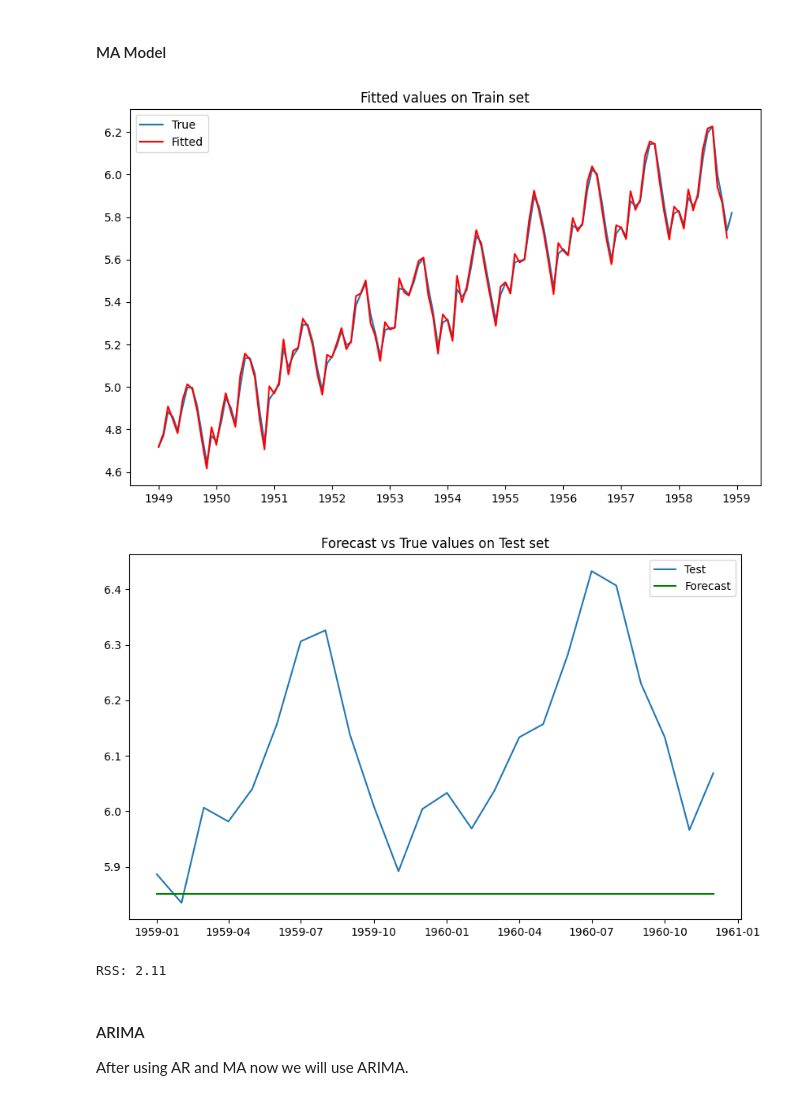
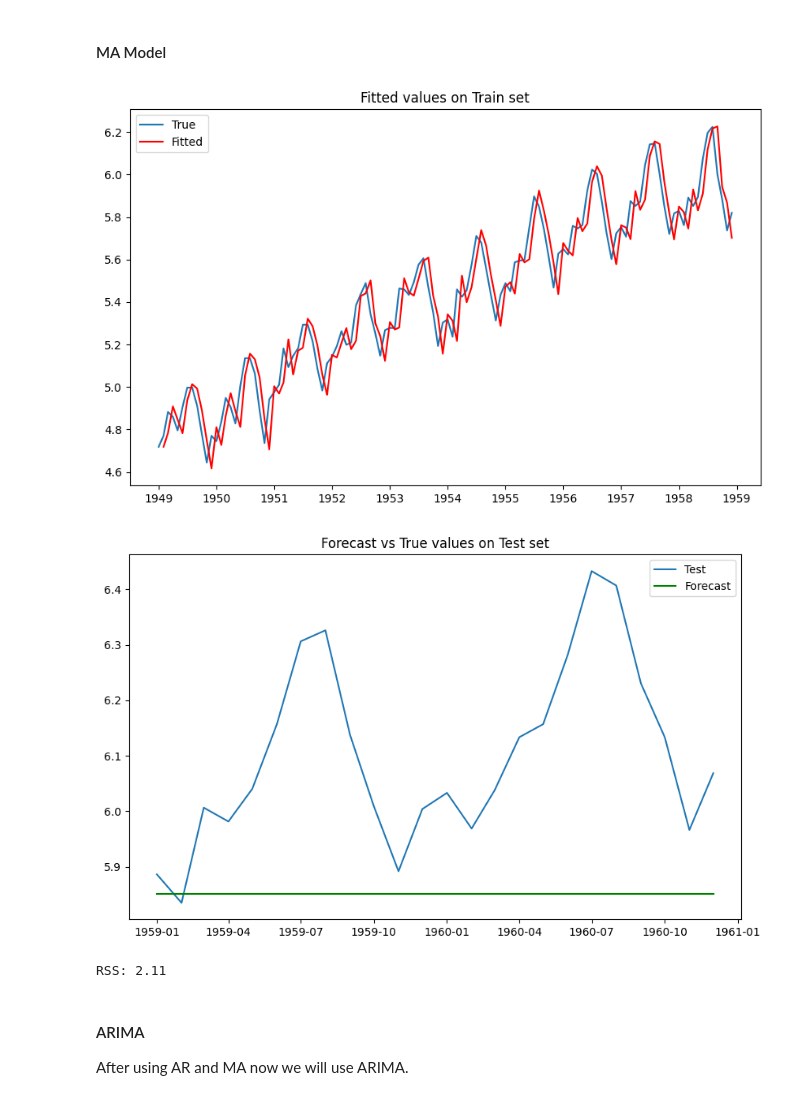
Before and after one commit to stefanospadari/Spadari-AirPassengers, a Jupyter notebook: ARIMA.ipynb, the cells around one changed output. Saved outputs shown, nothing was run; the diff lists cells and outputs as text; code cells hidden in the pictures.

```diff
--- a/ARIMA.ipynb
+++ b/ARIMA.ipynb
@@ -543,29 +639,29 @@ RSS: 2.11
 # %%
 ma = ARIMA(train, order=(0,1,q))
 results_MA= ma.fit()
 
-fitted_values_MA = results_MA.fittedvalues.shift(-1)
+fitted_values_MA = results_MA.fittedvalues
 
 # Forecast for the test set
 forecast_MA  = results_MA.forecast(steps=len(test))
 forecast_MA.index = test.index  # align index for plotting and RSS
 
 plt.title("Fitted values on Train set")
 plt.plot(train, label="True")
-plt.plot(fitted_values_MA, c="r", label="Fitted")
+plt.plot(fitted_values_MA[1:], c="r", label="Fitted")
 plt.legend()
 plt.show()
 
 plt.title("Forecast vs True values on Test set")
 plt.plot(test, label="Test")
 plt.plot(forecast_MA, c="g", label="Forecast")
 plt.legend()
 plt.show()
 
 RSS_ma = ((forecast_MA - test["#Passengers"])**2).sum()
 print(f"RSS: {RSS_ma:.2f}")
 # %% [output]
-[figure, old version]
+[figure, new version]
 [figure]
 RSS: 2.11
 # %% [markdown]
```
Also changed, not shown: parts of 48 cells of this notebook.
